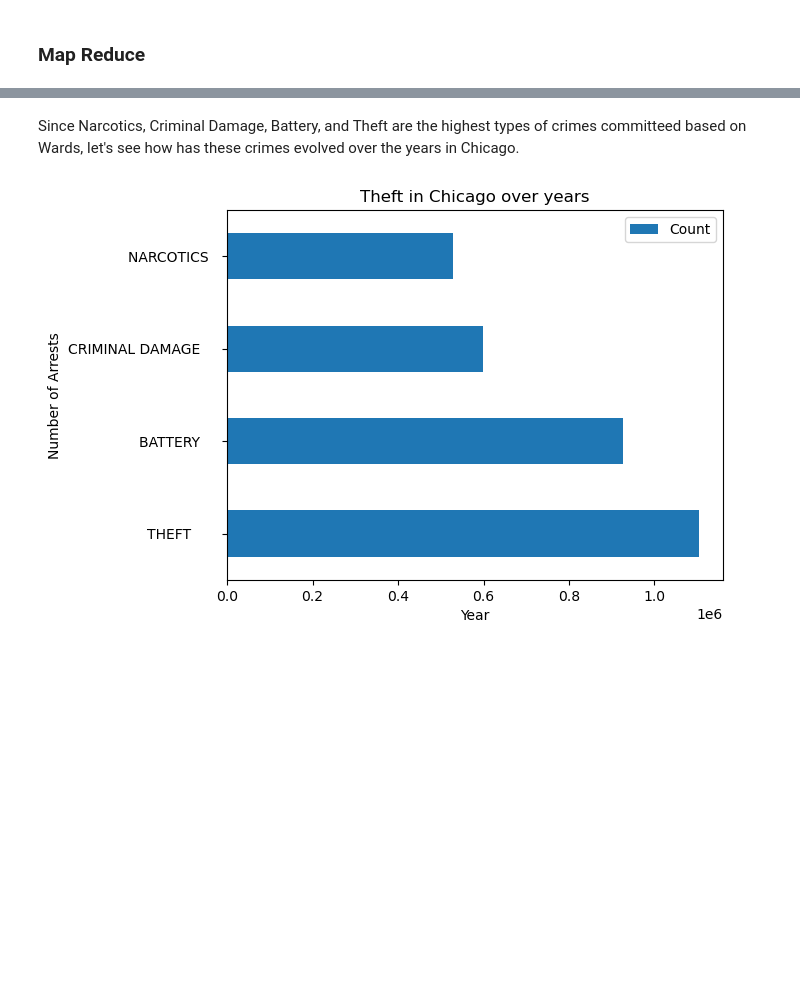
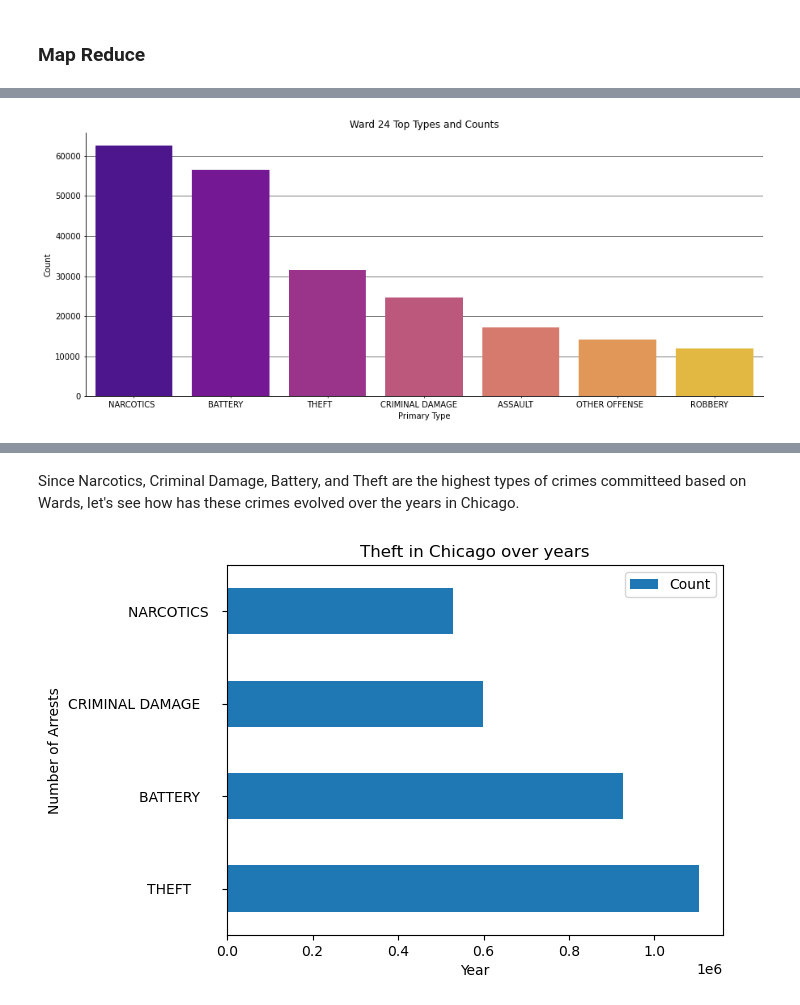
Before and after one commit to jimitbhalavat/CS435TermProject, a Jupyter notebook: TermProject.ipynb, the cells around one changed output, grey strips where cells are left out. Drawn from its saved outputs; the diff is of its cells as text; code cells hidden in the pictures; blank space fills up the shorter version.

```diff
--- a/TermProject.ipynb
+++ b/TermProject.ipynb
@@ -105,0 +122,18 @@ ward_temp.groupby('Primary Type').sum().sort_values(by = ['Count'], ascending =
+# %%
+w24 = war.loc[war['Ward'] == 24]
+w24 = w24.sort_values(by=['Count'], ascending=False).head(7)
+w42 = war.loc[war['Ward'] == 42]
+w42 = w42.sort_values(by=['Count'], ascending=False).head(7)
+w28 = war.loc[war['Ward'] == 28]
+w28 = w28.sort_values(by=['Count'], ascending=False).head(7)
+# %%
+fig,ax = plt.subplots(figsize=(15,6))
+sns.barplot(x='Primary Type',y='Count',data=w24,ci=95,ax=ax, palette = 'plasma')
+ax.set_title('Ward 24 Top Types and Counts')
+ax.tick_params(labelsize=10,length=2)
+ax.yaxis.grid(linewidth=0.5,color='black')
+ax.set_axisbelow(True)
+ax.spines['top'].set_visible(False)
+ax.spines['right'].set_visible(False)
+# %% [output]
+[figure, added]
```
Also changed, not shown: parts of 9 cells of this notebook.
